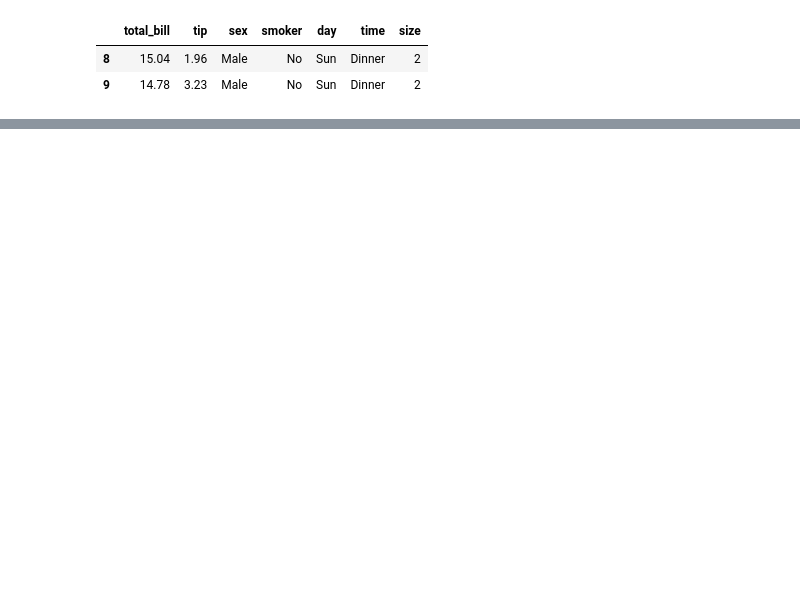
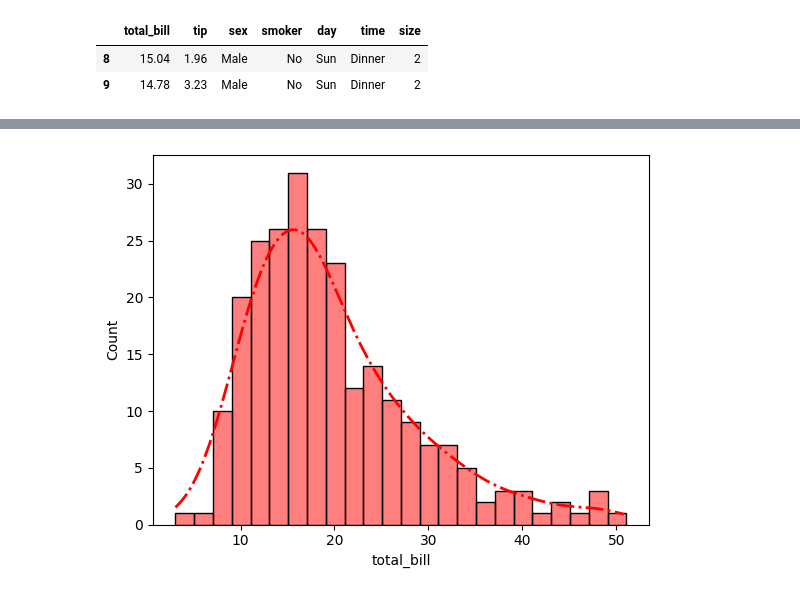
Before and after one commit to gishar/Learning_Python, a Jupyter notebook: Learning Visualizations.ipynb, the cells around one changed output, grey strips where cells are left out. Drawn from its saved outputs; the diff is of its cells as text; code cells hidden in the pictures; blank space fills up the shorter version.

```diff
--- a/Learning Visualizations.ipynb
+++ b/Learning Visualizations.ipynb
@@ -41,0 +84,14 @@ sns.displot(tips['total_bill'])
+# %%
+sns.histplot(data = tips['total_bill'],
+             bins = 5,
+             binwidth= 2,
+             kde = True,
+             color = "red",
+             fill = "blue",
+             line_kws = {'color': 'red',
+                         'linewidth': 2,
+                        'linestyle': "-."}
+            )
+plt.show()
+# %% [output]
+[figure, added]
```
Also changed, not shown: parts of 23 cells of this notebook, 2 other files.
